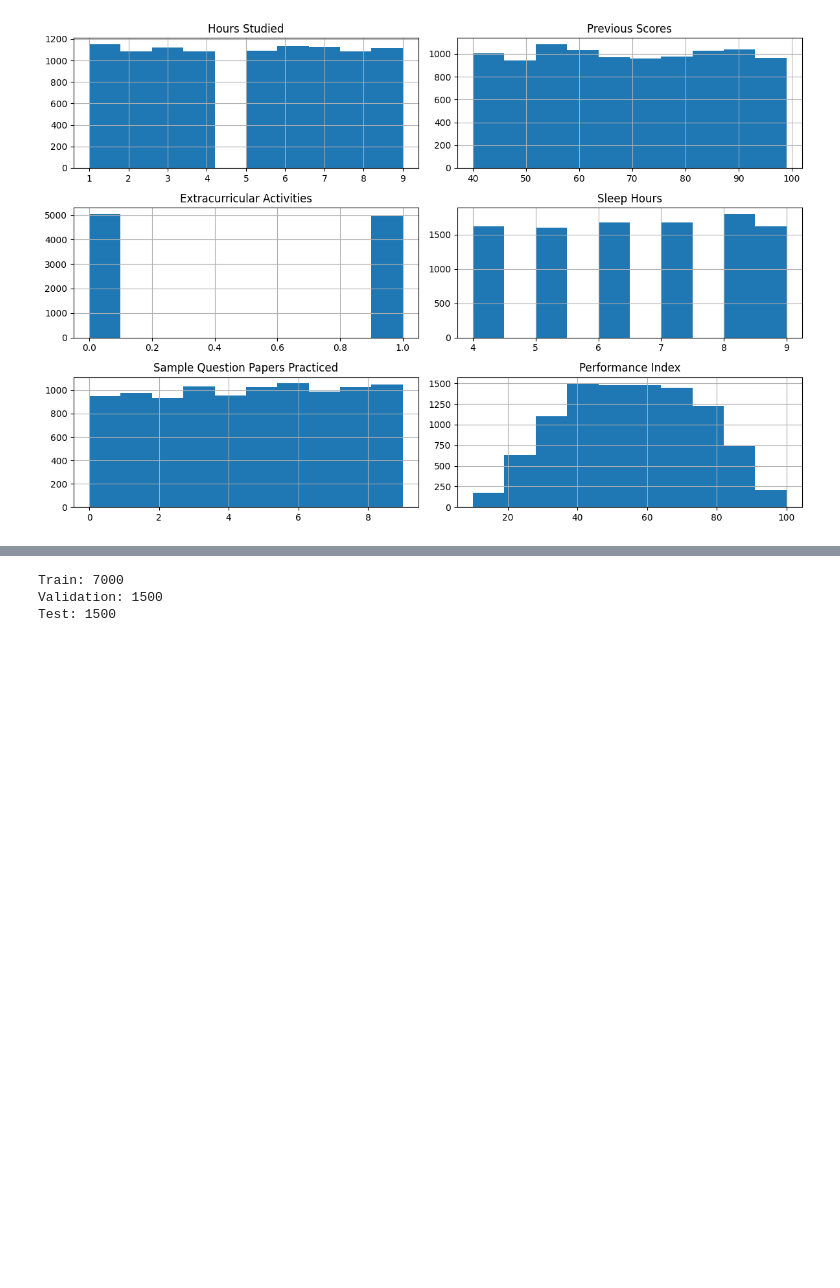
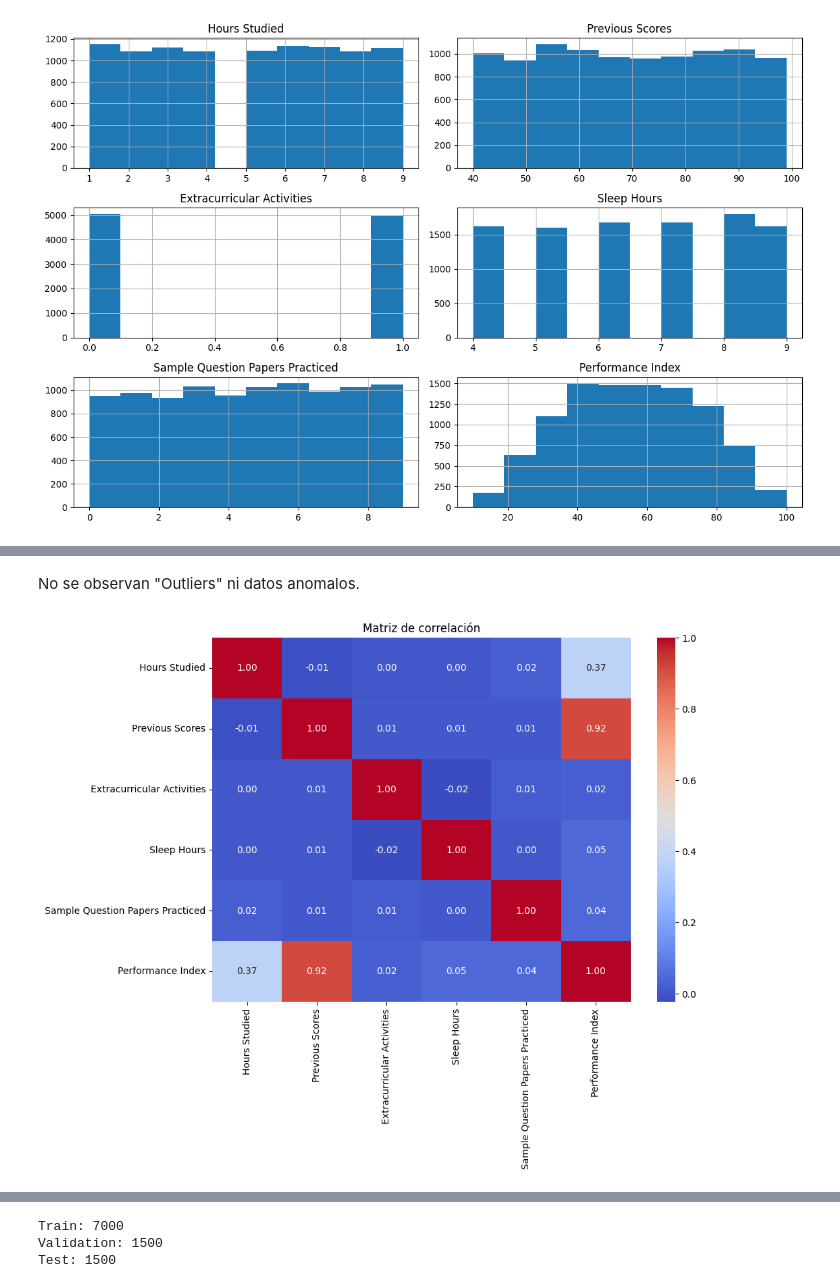
Before and after one commit to danimendez12/Tarea_IA, a Jupyter notebook: Notebook.ipynb, the cells around one changed output, grey strips where cells are left out. Saved outputs shown, nothing was run; the diff lists cells and outputs as text; code cells hidden in the pictures; blank space fills up the shorter version.

```diff
--- a/Notebook.ipynb
+++ b/Notebook.ipynb
@@ -172,0 +203,16 @@ plt.show()
+# %% [markdown]
+No se observan "Outliers" ni datos anomalos.
+# %%
+plt.figure(figsize=(10, 7))
+
+sns.heatmap(
+    df.corr(),
+    annot=True,
+    cmap="coolwarm",
+    fmt=".2f"
+)
+
+plt.title("Matriz de correlación")
+plt.show()
+# %% [output]
+[figure, added]
```
Also changed, not shown: parts of 9 cells of this notebook.
